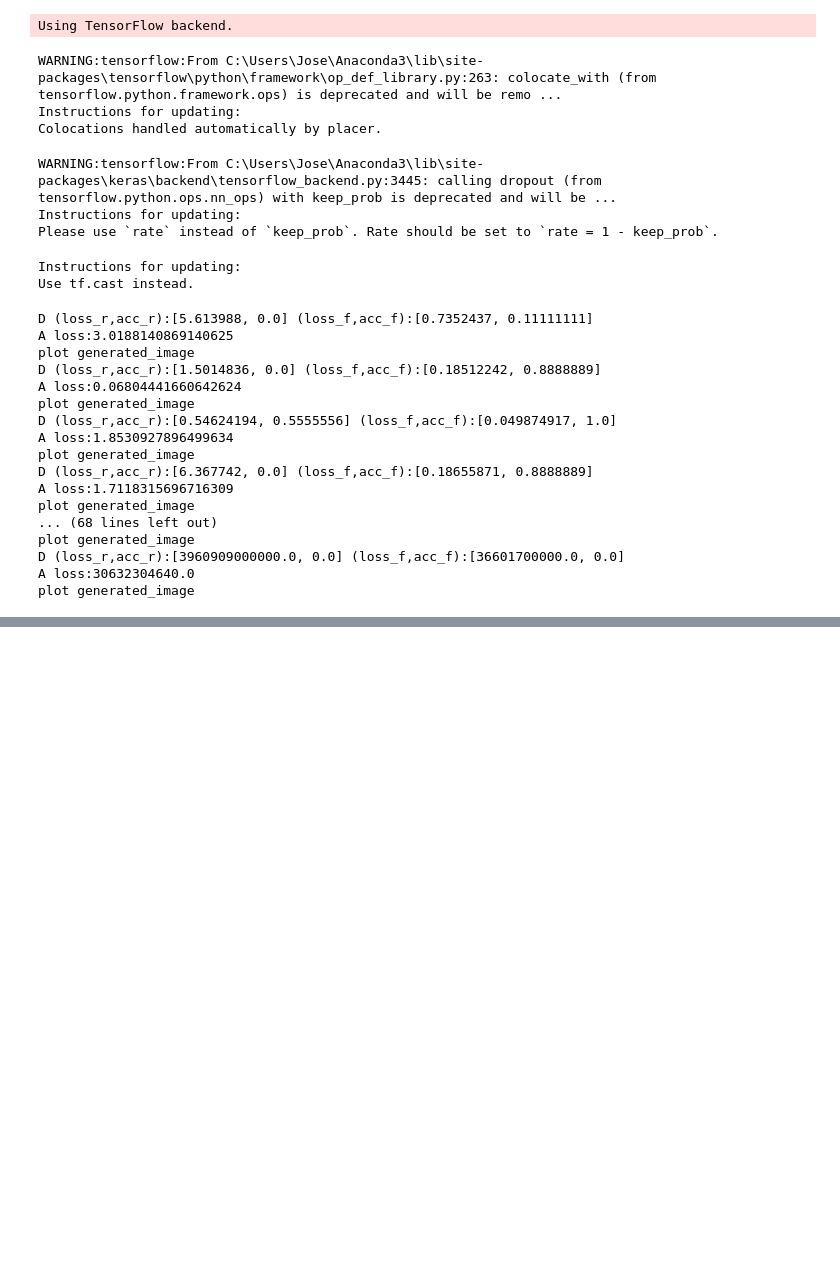
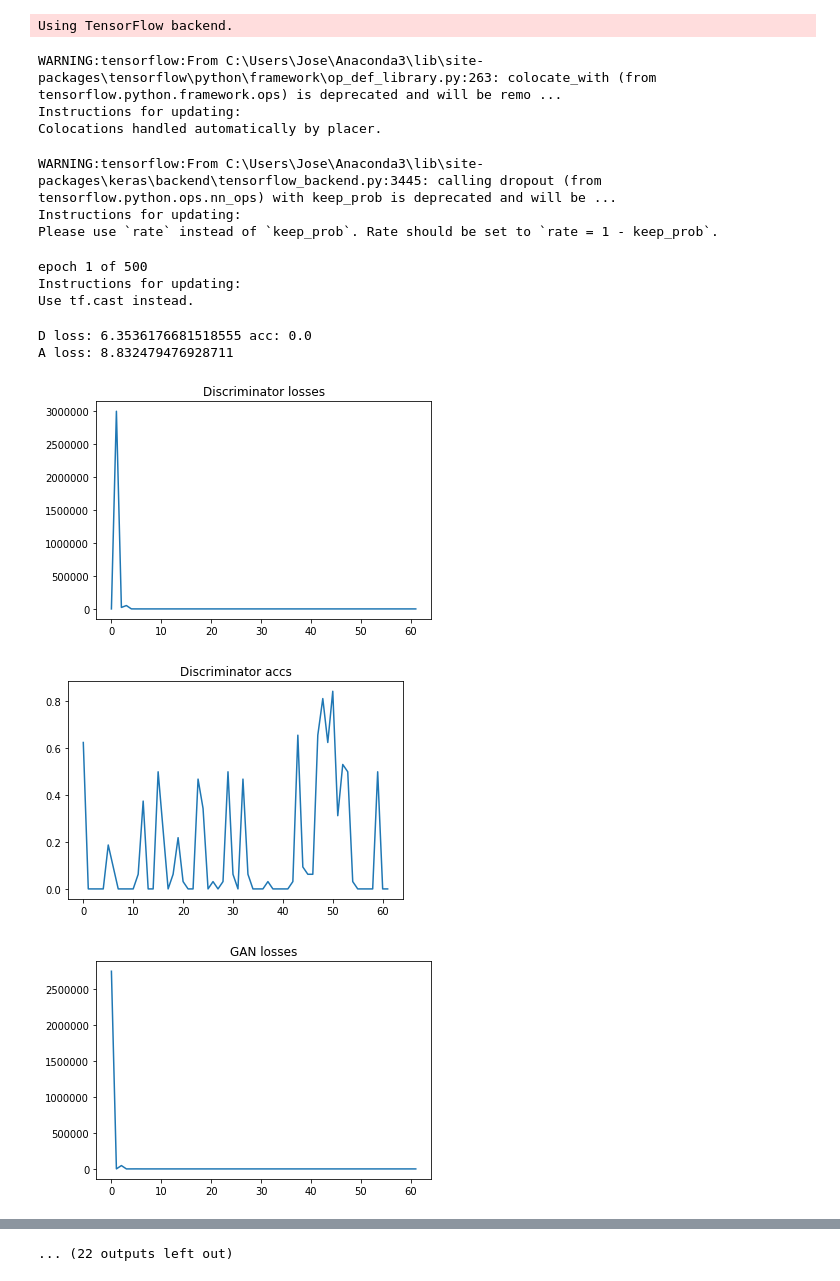
Before and after one commit to joasepul/car-gan, a Jupyter notebook: Model.ipynb, the cells around one changed output, grey strips where cells are left out. Cells and saved outputs as stored; diff of their text form; code cells hidden in the pictures; blank space fills up the shorter version.

```diff
--- a/Model.ipynb
+++ b/Model.ipynb
@@ -97,7 +97,7 @@ def ResBlockDown(input_shape, channel_size, channel_multiplier=1, name=None):
     #shortcut_identity = AveragePooling2D()(shortcut_identity)
 
     output_layer = Add()([shortcut_identity, resblock])
-    output_layer = LeakyReLU()(output_layer)
+    output_layer = LeakyReLU(alpha=0.2)(output_layer)
 
     return Model(input_layer, output_layer, name=name)
 # %%
@@ -183,7 +183,7 @@ def ResBlock(input_shape, channel_size, channel_multiplier=1, name=None):
     # Time for the shortcut connection!
     shortcut_identity = Conv2D(channel_size * channel_multiplier, 1, padding='same')(input_layer)
     output_layer = Add()([shortcut_identity, resblock])
-    output_layer = LeakyReLU()(output_layer)
+    output_layer = LeakyReLU(alpha=0.2)(output_layer)
 
     return Model(input_layer, output_layer, name=name)
 # %%
@@ -497,7 +500,7 @@ K.tensorflow_backend.set_session(sess)
 ###################################
 # %%
 #Hyperperemeter
-BATCHSIZE=9
+BATCHSIZE=16
 LEARNING_RATE = 0.01
 TRAINING_RATIO = 1
 BETA_1 = 0.0
@@ -547,64 +551,77 @@ def save_img(img_list, epoch):
     print('plot generated_image')
     plt.imsave('gen-imgs/epoch_{}.png'.format(epoch), fig)
 # %%
+import matplotlib.pyplot as plt
 
-for epoch in range(EPOCHS):
+for epoch in range(10):
     s = np.arange(imgs.shape[0])
     np.random.shuffle(s)
     X = imgs[s]
     Y = edges[s]
 
 
-    #print("epoch {} of {}".format(epoch+1, EPOCHS))
+    print("epoch {} of {}".format(epoch+1, EPOCHS))
     num_batches = int(X.shape[0] // BATCHSIZE)
     #print("number of batches: {}".format(int(X.shape[0] // (BATCHSIZE))))
     progress_bar = Progbar(target=int(X.shape[0] // (BATCHSIZE * TRAINING_RATIO)))
     minibatches_size = BATCHSIZE * TRAINING_RATIO
     start_time = time()
-
+    d_losses = []
+    d_accs = []
+    a_losses = []
     for index in range(int(X.shape[0] // (BATCHSIZE * TRAINING_RATIO))):
         progress_bar.update(index)
         indices = np.arange(X.shape[0])
         np.random.shuffle(indices)
         indices = indices[:BATCHSIZE]
         images_real = X[indices]
         edges_batch = Y[indices]
         #print(edges_batch.shape)
         labels_real = np.ones([BATCHSIZE,1], dtype=np.float32)
         labels_fake = np.zeros([BATCHSIZE,1], dtype=np.float32)
 
         images_fake = unet_generator.predict(edges_batch)
-        #train_batch = np.concatenate((image_batch, images_fake))
-        d_loss_r = discriminator.train_on_batch(images_real, labels_real)
-        d_loss_f = discriminator.train_on_batch(images_fake, labels_fake)
-
+        train_batch = np.concatenate((images_real, images_fake))
+        train_labels = np.concatenate((labels_real, labels_fake))
+        batch_shuffle = np.arange(train_batch.shape[0])
+        np.random.shuffle(batch_shuffle)
+        train_batch = train_batch[batch_shuffle]
+        train_labels = train_labels[batch_shuffle]
+#         d_loss_r = discriminator.train_on_batch(images_real, labels_real)
+#         d_loss_f = discriminator.train_on_batch(images_fake, labels_fake)
+        d_loss = discriminator.train_on_batch(train_batch, train_labels)
         #discriminator.trainable = False
+        d_losses.append(d_loss[0])
+        d_accs.append(d_loss[1])
         a_loss_1 = adversarial_net.train_on_batch(edges_batch, labels_real)
+        a_losses.append(a_loss_1)
         #a_loss_2 = adversarial_net.train_on_batch(edges_batch, y)
         #discriminator.trainable = True
+
     print()
-    print("D (loss_r,acc_r):{0} (loss_f,acc_f):{1}".format(d_loss_r, d_loss_f))
-    print("A loss:{0}".format(a_loss_1))
+    #print("D (loss_r,acc_r):{0} (loss_f,acc_f):{1}".format(d_loss_r, d_loss_f))
+    print("D loss: {0} acc: {1}".format(d_loss[0],d_loss[1]))
+    print("A loss: {0}".format(a_loss_1))
+    plt.plot(d_losses)
+    plt.title("Discriminator losses")
+    plt.show()
+
+    plt.plot(d_accs)
+    plt.title("Discriminator accs")
+    plt.show()
+
+    plt.plot(a_losses)
+    plt.title("GAN losses")
+    plt.show()
 
     gen_imgs = unet_generator.predict(edges_batch)
     save_img(images_fake, epoch)
 # %% [output]
+epoch 1 of 500
 Instructions for updating:
 Use tf.cast instead.
-D (loss_r,acc_r):[5.613988, 0.0] (loss_f,acc_f):[0.7352437, 0.11111111]
-A loss:3.0188140869140625
-plot generated_image
-D (loss_r,acc_r):[1.5014836, 0.0] (loss_f,acc_f):[0.18512242, 0.8888889]
-A loss:0.06804441660642624
-plot generated_image
-D (loss_r,acc_r):[0.54624194, 0.5555556] (loss_f,acc_f):[0.049874917, 1.0]
-A loss:1.8530927896499634
-plot generated_image
-D (loss_r,acc_r):[6.367742, 0.0] (loss_f,acc_f):[0.18655871, 0.8888889]
-A loss:1.7118315696716309
-plot generated_image
-... (68 lines left out)
-plot generated_image
-D (loss_r,acc_r):[3960909000000.0, 0.0] (loss_f,acc_f):[36601700000.0, 0.0]
-A loss:30632304640.0
-plot generated_image
+D loss: 6.3536176681518555 acc: 0.0
+A loss: 8.832479476928711
+[figure, added]
+[figure, added]
+[figure, added]
@@ -610,0 +641 @@ plot generated_image
+... (22 outputs left out)
```
Also changed, not shown: parts of 8 cells of this notebook.
